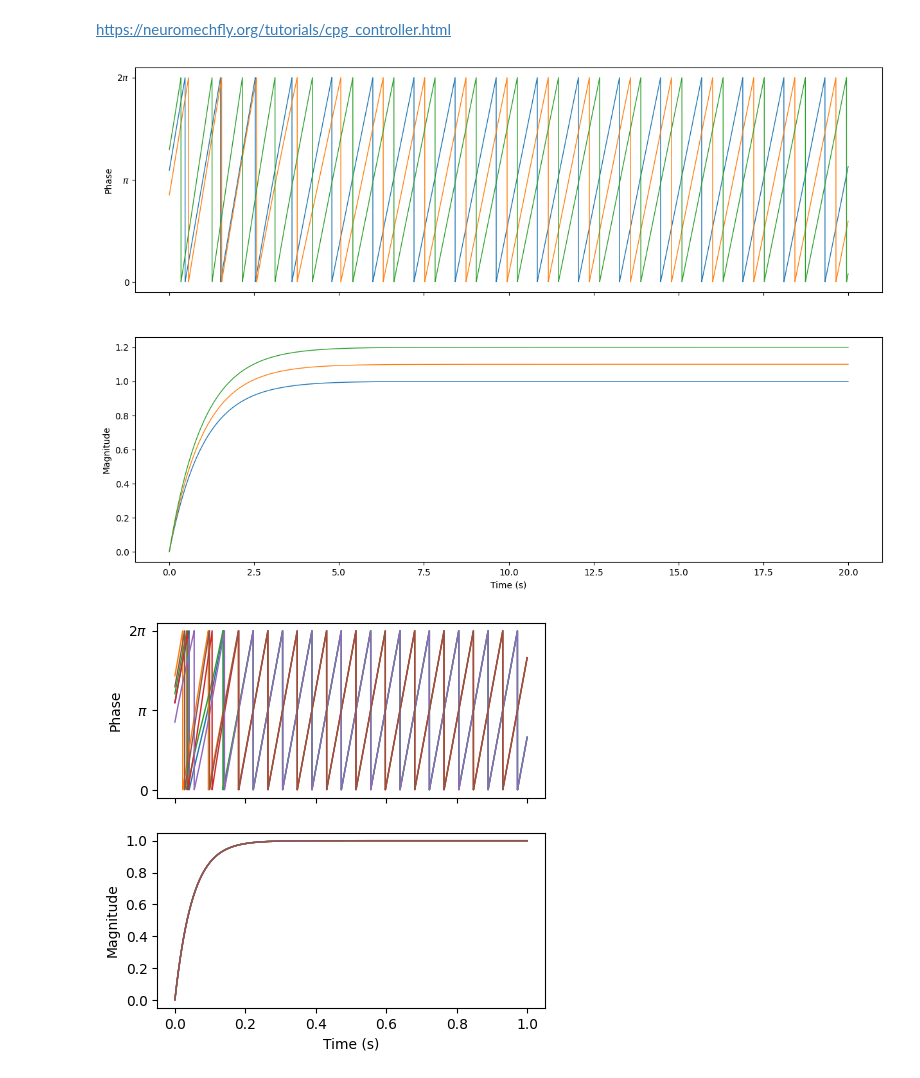
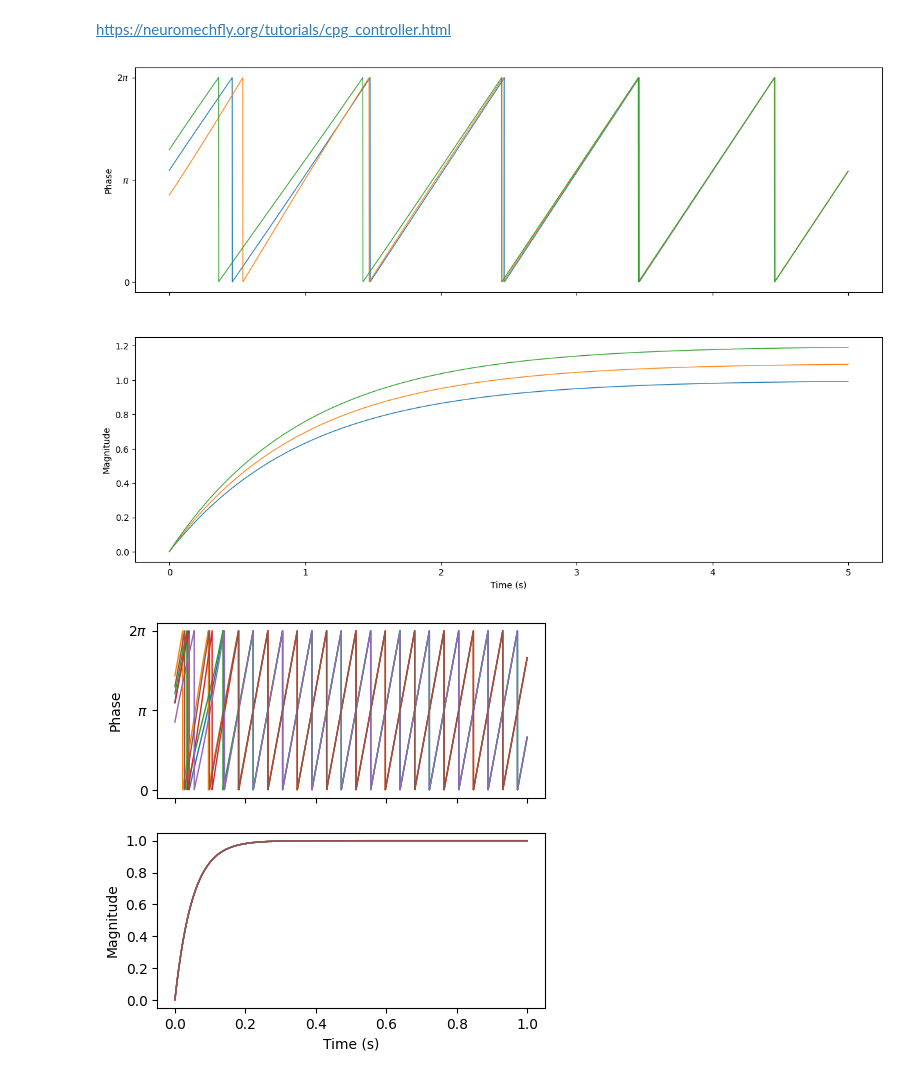
Before and after one commit to DorvanFavre/dorvan, a Jupyter notebook: Babydoll/Produits/Babybot-01/Informatic-01/NeuroMechFly/02_cpg.ipynb, the cells around one changed output. Saved outputs shown, nothing was run; the diff lists cells and outputs as text; code cells hidden in the pictures.

```diff
--- a/Babydoll/Produits/Babybot-01/Informatic-01/NeuroMechFly/02_cpg.ipynb
+++ b/Babydoll/Produits/Babybot-01/Informatic-01/NeuroMechFly/02_cpg.ipynb
@@ -113,7 +113,7 @@ phase_biases = np.deg2rad(
     np.array(
         [
             [0, 0, 0],
-            [90, 0, 0],
+            [0, 0, 0],
             [0, 0, 0],
         ]
     )
@@ -129,35 +129,35 @@ network = CPGNetwork(
     convergence_coefs=convergence_coefs,
 )
 
-num_steps = int(20 / network.timestep)
+num_steps = int(5 / network.timestep)
 phase_hist = np.empty((num_steps, 3))
 magnitude_hist = np.empty((num_steps, 3))
 
 # Simulate the network
 network.reset()
 for i in range(num_steps):
     network.step()
     phase_hist[i, :] = network.curr_phases
     magnitude_hist[i, :] = network.curr_magnitudes
 
 from pathlib import Path
 import matplotlib.pyplot as plt
 
 output_dir = Path("./outputs/cpg_controller")
 output_dir.mkdir(exist_ok=True, parents=True)
 
 fig, axs = plt.subplots(2, 1, figsize=(15, 10), sharex=True)
 t = np.arange(num_steps) * network.timestep
 axs[0].plot(t, phase_hist % (2 * np.pi), linewidth=1)
 axs[0].set_yticks([0, np.pi, 2 * np.pi])
 axs[0].set_yticklabels(["0", r"$\pi$", r"$2\pi$"])
 axs[0].set_ylabel("Phase")
 axs[1].plot(t, magnitude_hist, linewidth=1)
 axs[1].set_ylabel("Magnitude")
 axs[1].set_xlabel("Time (s)")
 fig.savefig(output_dir / "simple_cpg_rollout.png")
 # %% [output]
-[figure, old version]
+[figure, new version]
 # %%
 intrinsic_freqs = np.ones(6) * 12
 intrinsic_amps = np.ones(6) * 1
```
Also changed, not shown: 12 other files.
